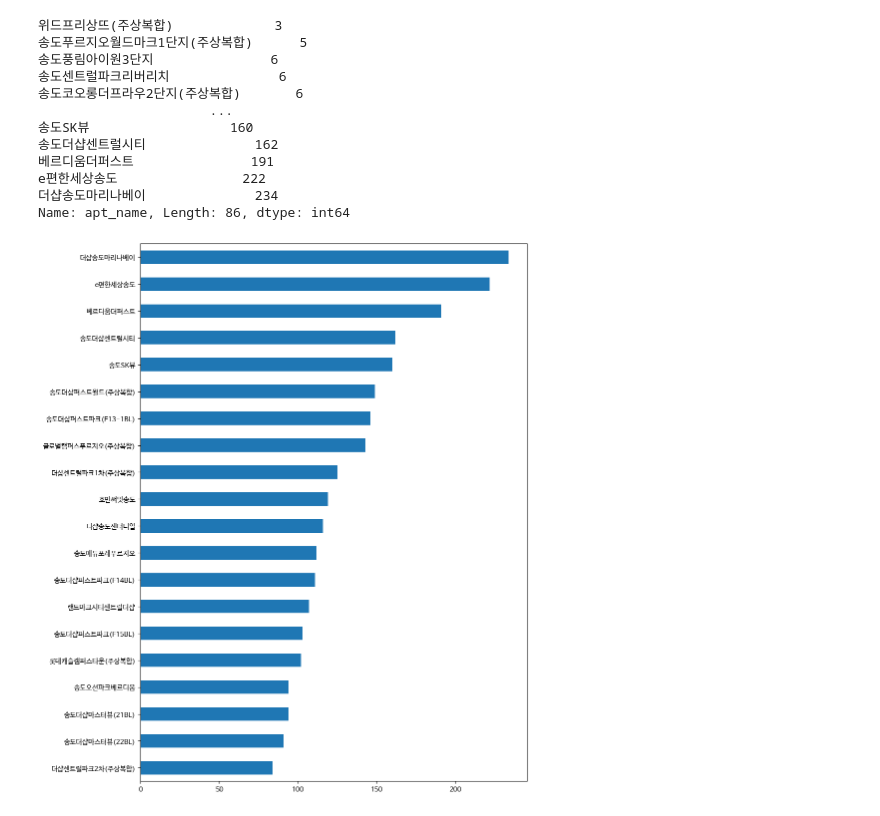
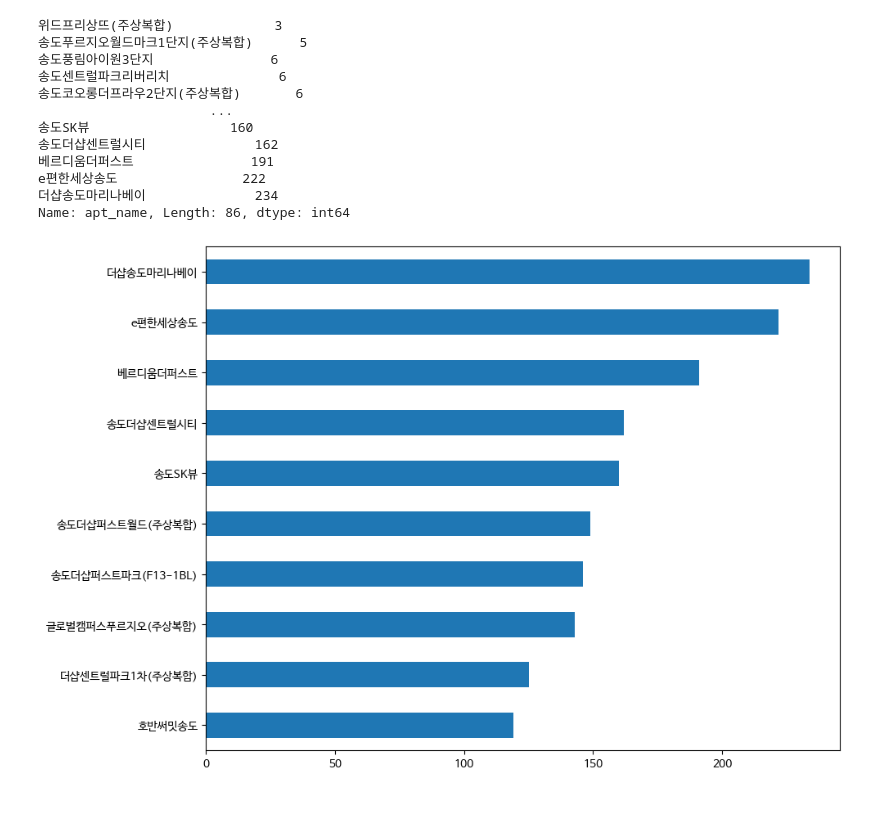
Before and after one commit to dbsgh3344/gcp_estate_project, a Jupyter notebook: analysis/estate_eda.ipynb, the cells around one changed output. Cells and saved outputs as stored; diff of their text form; code cells hidden in the pictures.

```diff
--- a/analysis/estate_eda.ipynb
+++ b/analysis/estate_eda.ipynb
@@ -303,4 +303,6 @@ plt.show()
 | 송도아리스타프라임 | 37000.0 |
 | 스위트리아 | 35500.0 |
 81 rows × 1 columns
+# %%
+results['use_approve']=results['use_approve'].apply(lambda row : int(str(row)[:4]))
 # %%
@@ -350,17 +351,17 @@ Name: apt_name, Length: 86, dtype: int64
 # %%
 import matplotlib.pyplot as plt
 import matplotlib.font_manager as fm
 
-data = results['apt_name'].value_counts().sort_values().tail(20)
+data = results['apt_name'].value_counts().sort_values().tail(10)
 font_path = '/usr/share/fonts/nanum/NanumBarunGothic.ttf'
 font_name = fm.FontProperties(fname=font_path).get_name()
 plt.rc('font', family=font_name)
-ax= data.plot(kind='barh',figsize=(10,14))
+ax= data.plot(kind='barh',figsize=(10,8))
 # ax.set_xticklabels(data.index,rotation=90)
 # plt.ylabel('ea',fontproperties=font_name)
 # plt.xlabel('아파트',fontproperties=font_name)
 plt.show()
 # plt.xticks(rotation=45)
 # plt.rcParams['font.family'] = 'NanumBarunGothic'
 # %% [output]
-[figure, old version]
+[figure, new version]
```
Also changed, not shown: parts of 4 cells of this notebook, 3 other files.
